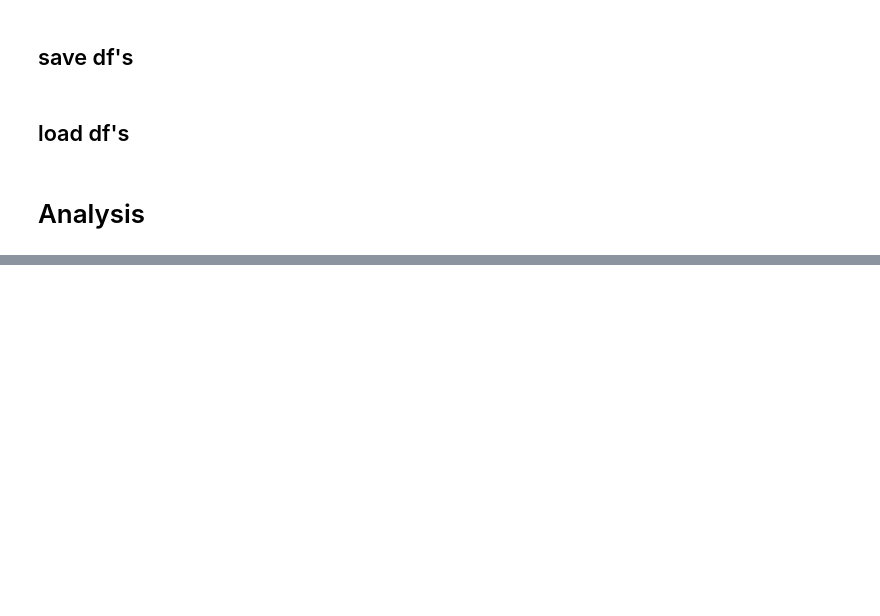
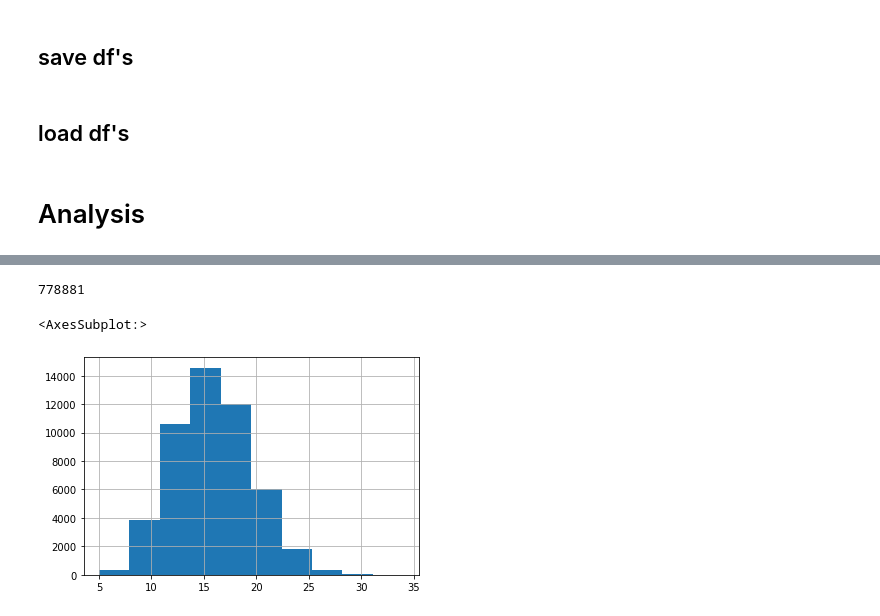
Before and after one commit to axelHeim/MCstudies, a Jupyter notebook: Dstlnu_Bt_generic/load_NN_to_basf2/productive_method/relatedAnalysis/analysis_onlineAppliedNAHS_NN.ipynb, the cells around one changed output, grey strips where cells are left out. Saved outputs shown, nothing was run; the diff lists cells and outputs as text; code cells hidden in the pictures; blank space fills up the shorter version.

```diff
--- a/Dstlnu_Bt_generic/load_NN_to_basf2/productive_method/relatedAnalysis/analysis_onlineAppliedNAHS_NN.ipynb
+++ b/Dstlnu_Bt_generic/load_NN_to_basf2/productive_method/relatedAnalysis/analysis_onlineAppliedNAHS_NN.ipynb
@@ -26,0 +64,2 @@ df_FSPs = pd.read_csv(nfs_path + "FSPs_df.csv")
+# %%
+df_FSPs = pd.merge(df_FSPs,Hc_motherB_df[["__event__","__production__","B_tag_ID"]], on=["__event__","__production__"])
@@ -26,0 +70,16 @@ df_FSPs = pd.read_csv(nfs_path + "FSPs_df.csv")
+# %%
+def labels(s):
+    label = -1
+    if int(s['B_ID']) == 0:
+        label = 0 # background, cause not related to MC Particles
+    else:
+        B_tagID = s['B_tag_ID']
+
+        if int(s['B_ID']) == B_tagID:
+            label = 1 # X
+        else:
+            label = 2 # Bsig
+    return label
+df_FSPs['label'] = df_FSPs.apply(labels, axis=1)
+# %%
+df_FSPs["correct_pred"] = (df_FSPs["label"] == df_FSPs["NN_prediction"]).astype(int)
@@ -26,0 +152,2 @@ df_FSPs = pd.read_csv(nfs_path + "FSPs_df.csv")
+# %%
+nonHc_FSPs = df_FSPs[df_FSPs["NN_prediction"].notna() == True]
@@ -26,0 +170,10 @@ df_FSPs = pd.read_csv(nfs_path + "FSPs_df.csv")
+# %%
+nonHc_FSPs.shape[0]
+# %% [output]
+778881
+# %%
+numFSPs_all = pd.DataFrame({'count' : nonHc_FSPs.groupby( ["__event__","__production__"] ).size()}).reset_index()
+numFSPs_all["count"].hist()
+# %% [output]
+<AxesSubplot:>
+[figure, added]
```
Also changed, not shown: parts of 45 cells of this notebook.
